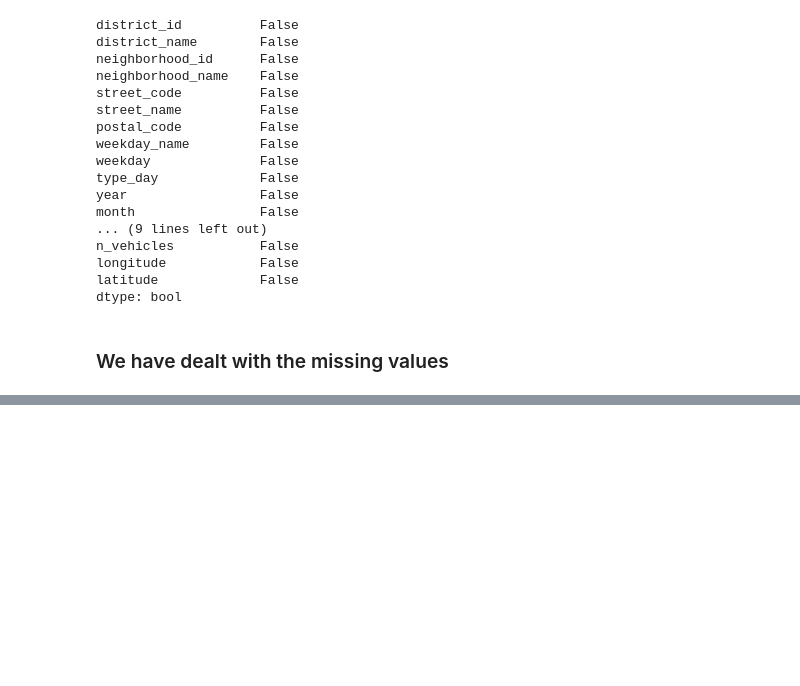
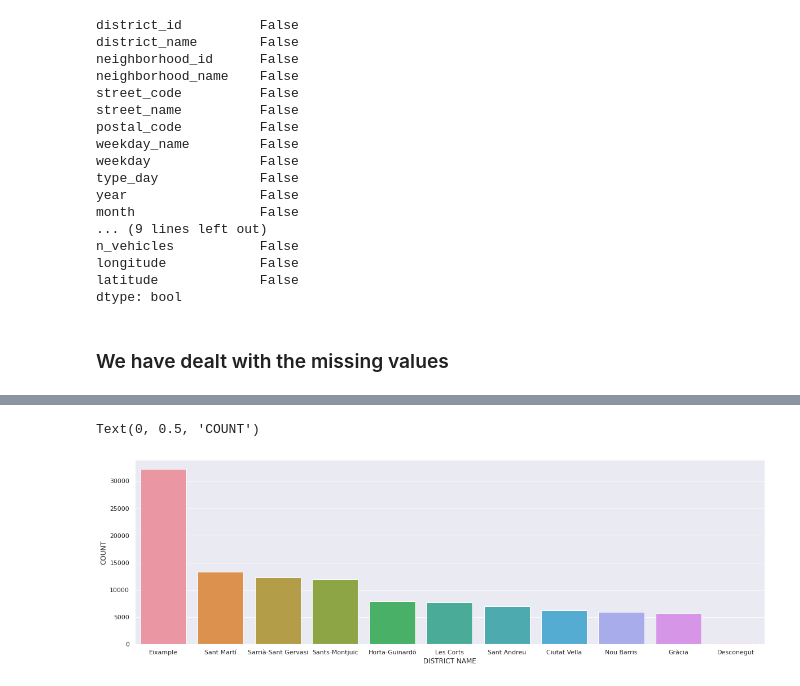
Before and after one commit to abhi-11nav/Barcleona-accidents, a Jupyter notebook: Barcleona_accidents_anlaysis.ipynb, the cells around one changed output, grey strips where cells are left out. Saved outputs shown, nothing was run; the diff lists cells and outputs as text; code cells hidden in the pictures; blank space fills up the shorter version.

```diff
--- a/Barcleona_accidents_anlaysis.ipynb
+++ b/Barcleona_accidents_anlaysis.ipynb
@@ -207,0 +258,8 @@ dtype: bool
+# %%
+district_count = sns.barplot(dataset['district_name'].value_counts().index,dataset['district_name'].value_counts())
+sns.set(rc = {'figure.figsize':(20,6)})
+district_count.set_xlabel("DISTRICT NAME")
+district_count.set_ylabel("COUNT")
+# %% [output]
+Text(0, 0.5, 'COUNT')
+[figure, added]
```
Also changed, not shown: parts of 10 cells of this notebook.
